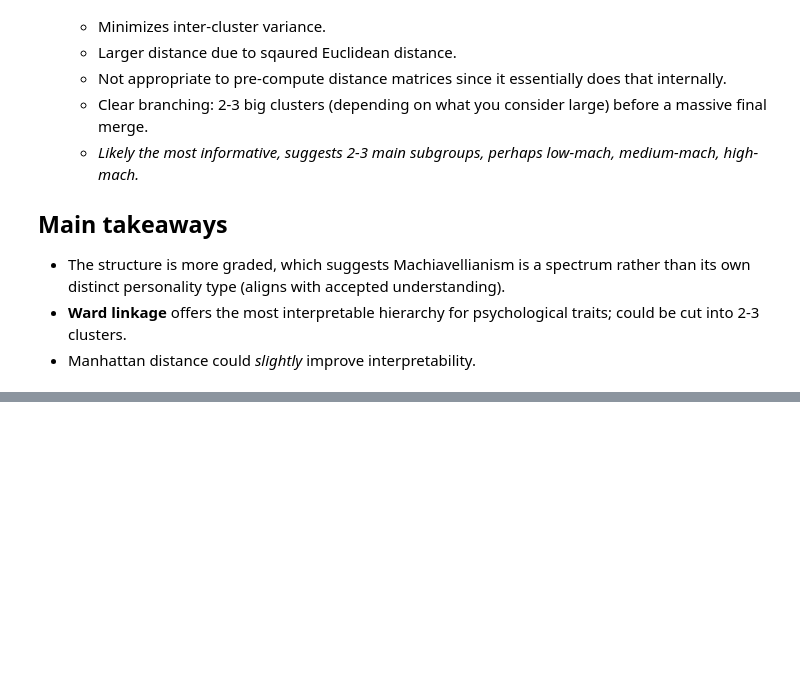
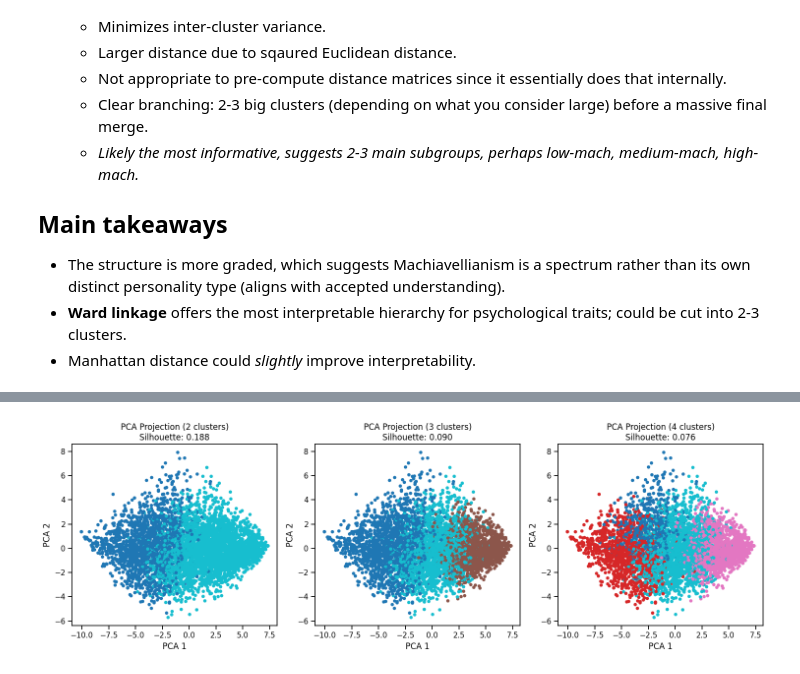
Before and after one commit to jeffreyHoelzel/mach-iv-clustering, a Jupyter notebook: hierarchical/hierarchical.ipynb, the cells around one changed output, grey strips where cells are left out. Drawn from its saved outputs; the diff is of its cells as text; code cells hidden in the pictures; blank space fills up the shorter version.

```diff
--- a/hierarchical/hierarchical.ipynb
+++ b/hierarchical/hierarchical.ipynb
@@ -373,0 +411,16 @@ plt.show()
+# %%
+pca = PCA(n_components=2)
+X_pca = pca.fit_transform(Xs_sample)
+
+fig, axes = plt.subplots(1, 3, figsize=(15, 5))
+for i, k in enumerate([2, 3, 4]):
+    labels = fcluster(Z_ward, k, criterion="maxclust")
+    score = silhouette_score(Xs_sample, labels)
+    axes[i].scatter(X_pca[:, 0], X_pca[:, 1], c=labels, cmap="tab10", s=15)
+    axes[i].set_title(f"PCA Projection ({k} clusters)\nSilhouette: {score:.3f}")
+    axes[i].set_xlabel("PCA 1")
+    axes[i].set_ylabel("PCA 2")
+plt.tight_layout()
+plt.show()
+# %% [output]
+[figure, added]
```
Also changed, not shown: parts of 11 cells of this notebook.
